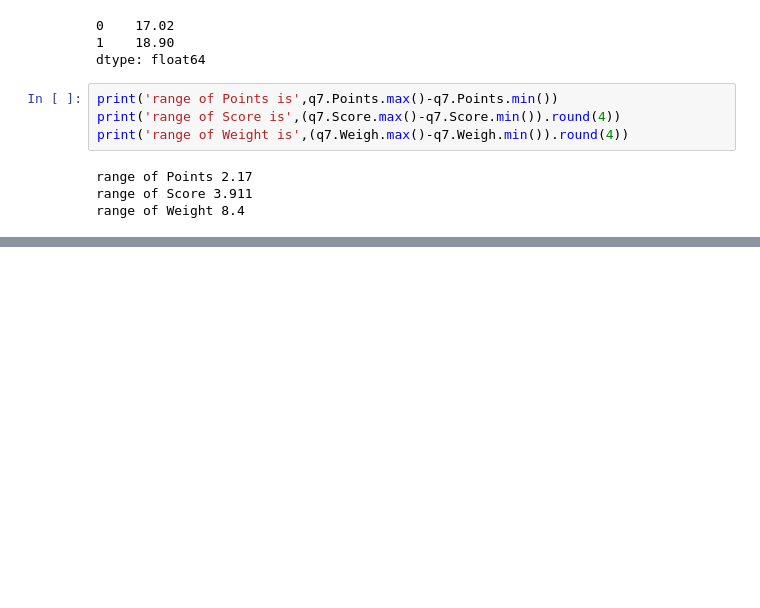
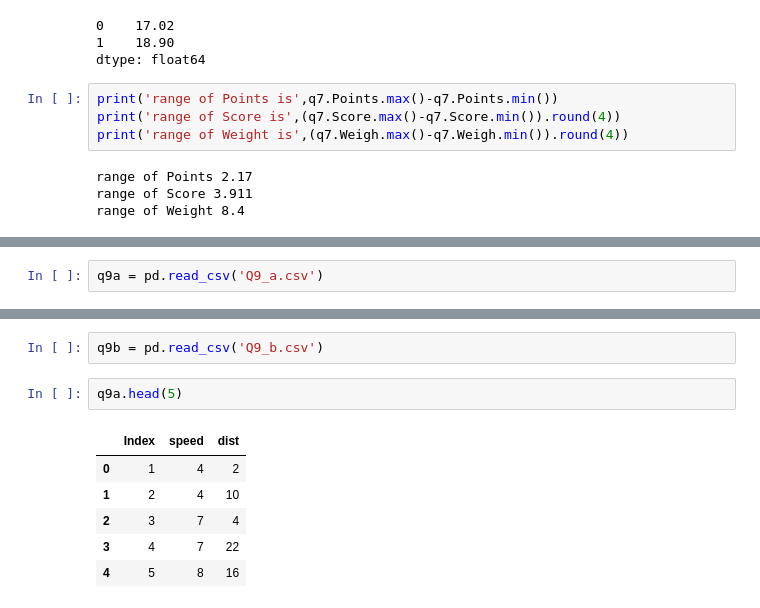
Before and after one commit to Sanjeevraj01/DataScience, a Jupyter notebook: Assignment1.ipynb, the cells around one changed output, grey strips where cells are left out. Cells and saved outputs as stored; diff of their text form; blank space fills up the shorter version.

```diff
--- a/Assignment1.ipynb
+++ b/Assignment1.ipynb
@@ -70,0 +89,2 @@ range of Weight 8.4
+# %%
+q9a = pd.read_csv('Q9_a.csv')
@@ -70,0 +97,11 @@ range of Weight 8.4
+# %%
+q9b = pd.read_csv('Q9_b.csv')
+# %%
+q9a.head(5)
+# %% [output]
+|  | Index | speed | dist |
+| 0 | 1 | 4 | 2 |
+| 1 | 2 | 4 | 10 |
+| 2 | 3 | 7 | 4 |
+| 3 | 4 | 7 | 22 |
+| 4 | 5 | 8 | 16 |
```
Also changed, not shown: parts of 23 cells of this notebook.
